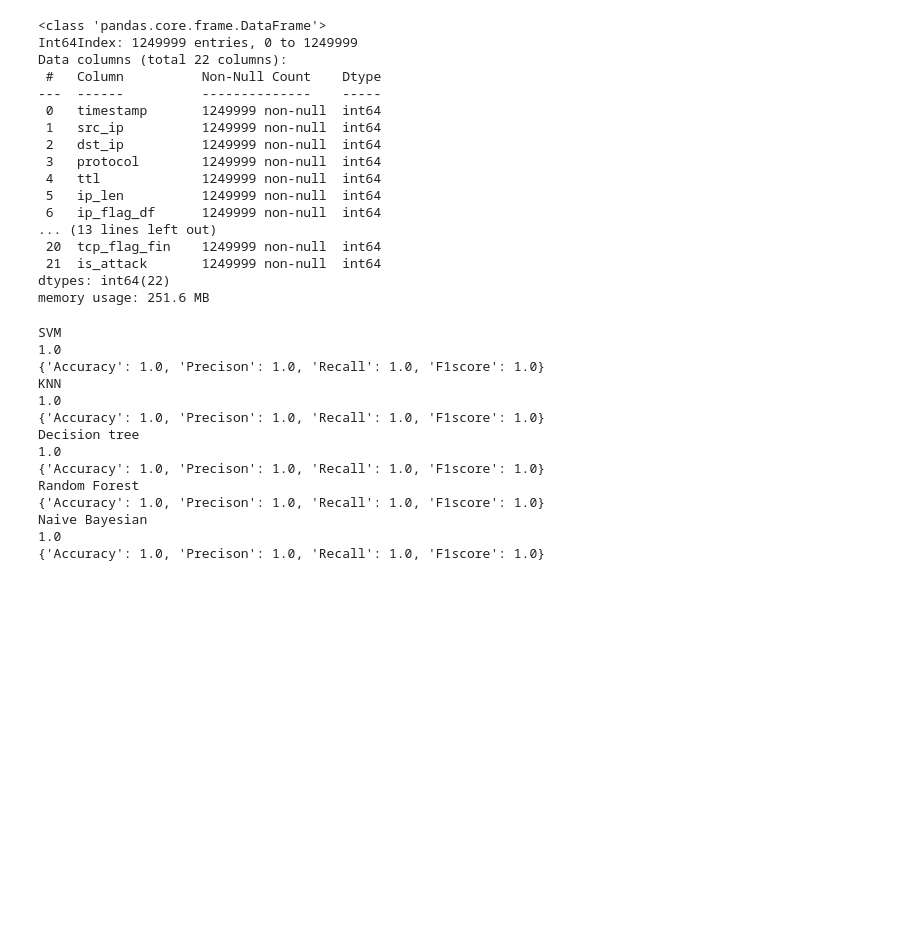
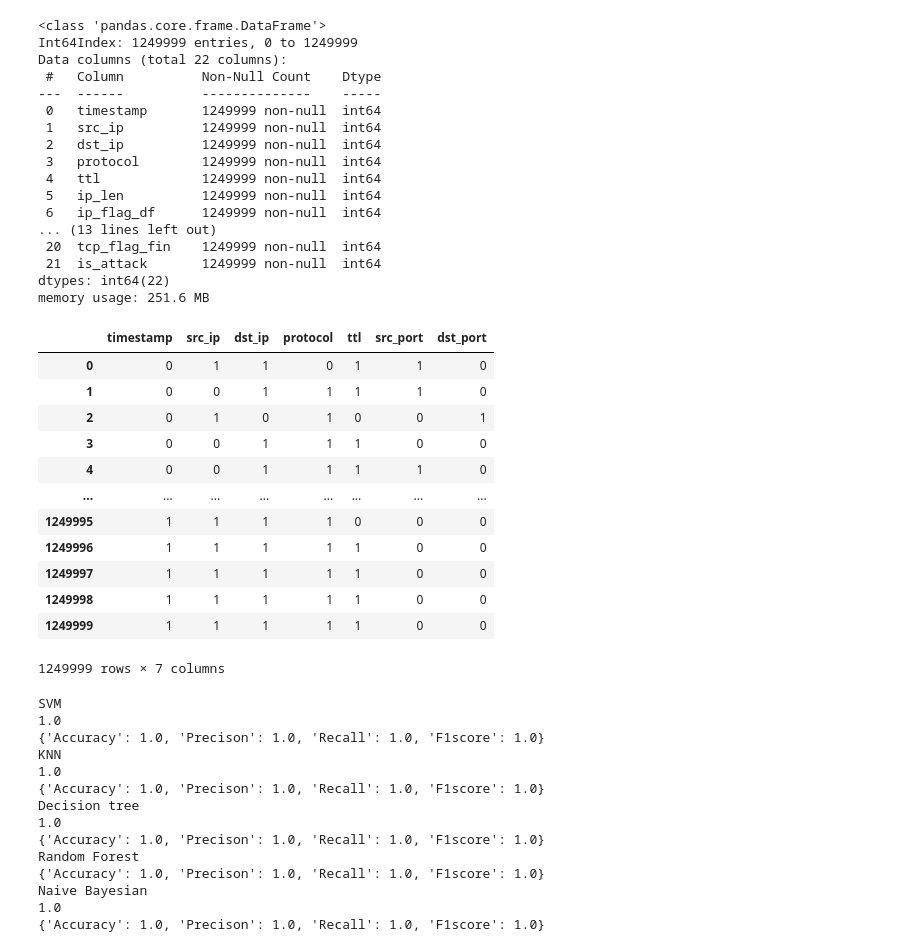
Before and after one commit to Srividya47/DataScience, a Jupyter notebook: causal-inference-for-ids-for-mqtt.ipynb, the cells around one changed output. Drawn from its saved outputs; the diff is of its cells as text; code cells hidden in the pictures; blank space fills up the shorter version.

```diff
--- a/causal-inference-for-ids-for-mqtt.ipynb
+++ b/causal-inference-for-ids-for-mqtt.ipynb
@@ -993 +996,17 @@ def MLAlgorithms(df_feat,x,y):
+# %%
+dfNew
+# %% [output]
+|  | timestamp | src_ip | dst_ip | protocol | ttl | src_port | dst_port |
+| 0 | 0 | 1 | 1 | 0 | 1 | 1 | 0 |
+| 1 | 0 | 0 | 1 | 1 | 1 | 1 | 0 |
+| 2 | 0 | 1 | 0 | 1 | 0 | 0 | 1 |
+| 3 | 0 | 0 | 1 | 1 | 1 | 0 | 0 |
+| 4 | 0 | 0 | 1 | 1 | 1 | 1 | 0 |
+| ... | ... | ... | ... | ... | ... | ... | ... |
+| 1249995 | 1 | 1 | 1 | 1 | 0 | 0 | 0 |
+| 1249996 | 1 | 1 | 1 | 1 | 1 | 0 | 0 |
+| 1249997 | 1 | 1 | 1 | 1 | 1 | 0 | 0 |
+| 1249998 | 1 | 1 | 1 | 1 | 1 | 0 | 0 |
+| 1249999 | 1 | 1 | 1 | 1 | 1 | 0 | 0 |
+1249999 rows × 7 columns
 # %%
```
Also changed, not shown: parts of 7 cells of this notebook.
